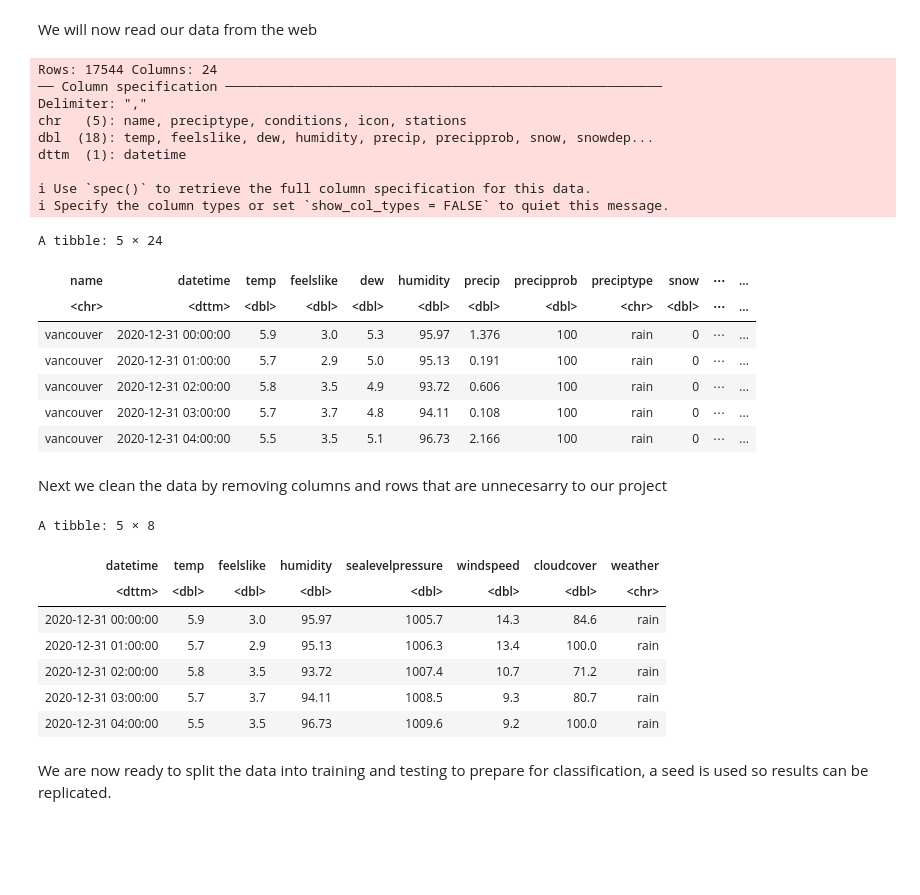
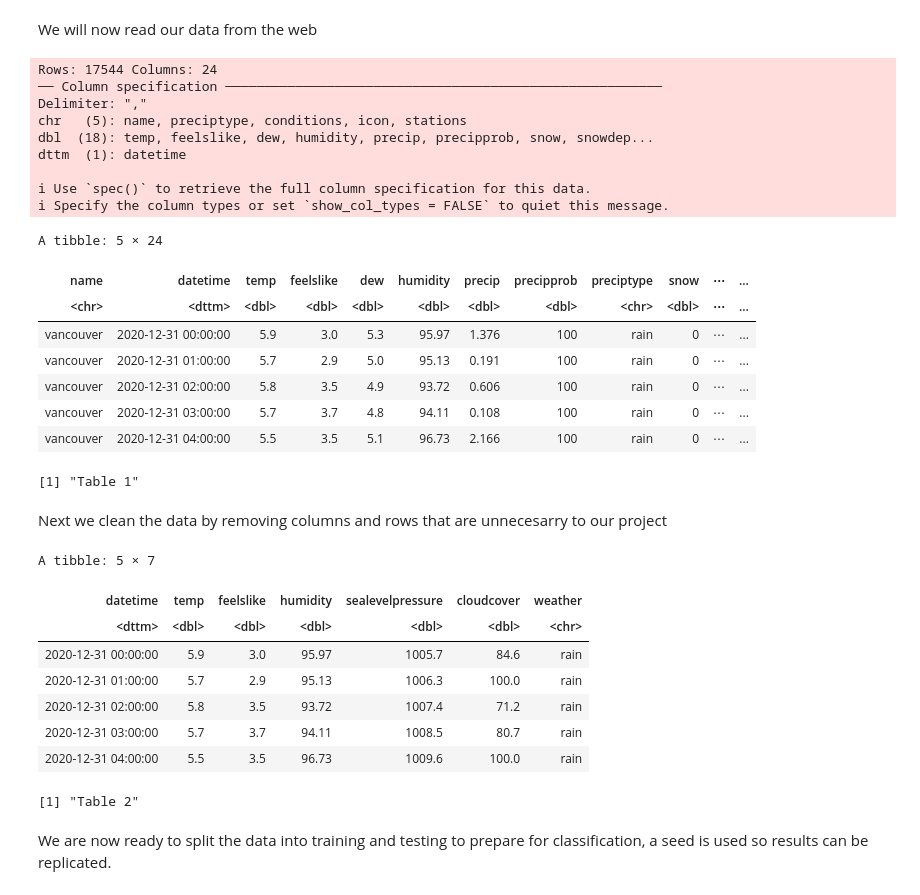
Before and after one commit to DaffyDiamond/DSCI-100-Group-30, a Jupyter notebook: Group project report.ipynb, the cells around one changed output. Saved outputs shown, nothing was run; the diff lists cells and outputs as text; code cells hidden in the pictures; blank space fills up the shorter version.

```diff
--- a/Group project report.ipynb
+++ b/Group project report.ipynb
@@ -18,6 +22,7 @@ We will now read our data from the web
 # %%
 weather_data <- read_csv("https://raw.githubusercontent.com/DaffyDiamond/DSCI-100-Group-30/main/data/vancouver_hourly.csv")
 head(weather_data, 5)
+'Table 1'
 # %% [output]
 Rows: 17544 Columns: 24
 ── Column specification ────────────────────────────────────────────────────────
@@ -36,26 +41,29 @@ A tibble: 5 × 24
 | vancouver | 2020-12-31 02:00:00 | 5.8 | 3.5 | 4.9 | 93.72 | 0.606 | 100 | rain | 0 | ⋯ | ... |
 | vancouver | 2020-12-31 03:00:00 | 5.7 | 3.7 | 4.8 | 94.11 | 0.108 | 100 | rain | 0 | ⋯ | ... |
 | vancouver | 2020-12-31 04:00:00 | 5.5 | 3.5 | 5.1 | 96.73 | 2.166 | 100 | rain | 0 | ⋯ | ... |
+[1] "Table 1"
 # %% [markdown]
 Next we clean the data by removing columns and rows that are unnecesarry to our project
 # %%
 # selected out variables that are irrelivant to our predictions
 weather_cleaned <- weather_data |>
-    select(datetime, temp, feelslike, humidity, sealevelpressure, windspeed, cloudcover, icon) |>
+    select(datetime, temp, feelslike, humidity, sealevelpressure, cloudcover, icon) |>
     rename(weather = icon) |>
 # wind has been filtered out due to being statistically insignificant
     filter(!(weather == "wind"))
 
 head(weather_cleaned, 5)
+'Table 2'
 # %% [output]
-A tibble: 5 × 8
+A tibble: 5 × 7
-| datetime | temp | feelslike | humidity | sealevelpressure | windspeed | cloudcover | weather |
-| <dttm> | <dbl> | <dbl> | <dbl> | <dbl> | <dbl> | <dbl> | <chr> |
-| 2020-12-31 00:00:00 | 5.9 | 3.0 | 95.97 | 1005.7 | 14.3 | 84.6 | rain |
-| 2020-12-31 01:00:00 | 5.7 | 2.9 | 95.13 | 1006.3 | 13.4 | 100.0 | rain |
-| 2020-12-31 02:00:00 | 5.8 | 3.5 | 93.72 | 1007.4 | 10.7 | 71.2 | rain |
-| 2020-12-31 03:00:00 | 5.7 | 3.7 | 94.11 | 1008.5 | 9.3 | 80.7 | rain |
-| 2020-12-31 04:00:00 | 5.5 | 3.5 | 96.73 | 1009.6 | 9.2 | 100.0 | rain |
+| datetime | temp | feelslike | humidity | sealevelpressure | cloudcover | weather |
+| <dttm> | <dbl> | <dbl> | <dbl> | <dbl> | <dbl> | <chr> |
+| 2020-12-31 00:00:00 | 5.9 | 3.0 | 95.97 | 1005.7 | 84.6 | rain |
+| 2020-12-31 01:00:00 | 5.7 | 2.9 | 95.13 | 1006.3 | 100.0 | rain |
+| 2020-12-31 02:00:00 | 5.8 | 3.5 | 93.72 | 1007.4 | 71.2 | rain |
+| 2020-12-31 03:00:00 | 5.7 | 3.7 | 94.11 | 1008.5 | 80.7 | rain |
+| 2020-12-31 04:00:00 | 5.5 | 3.5 | 96.73 | 1009.6 | 100.0 | rain |
+[1] "Table 2"
 # %% [markdown]
 We are now ready to split the data into training and testing to prepare for classification, a seed is used so results can be replicated.
 # %%
```
Also changed, not shown: parts of 16 cells of this notebook.
